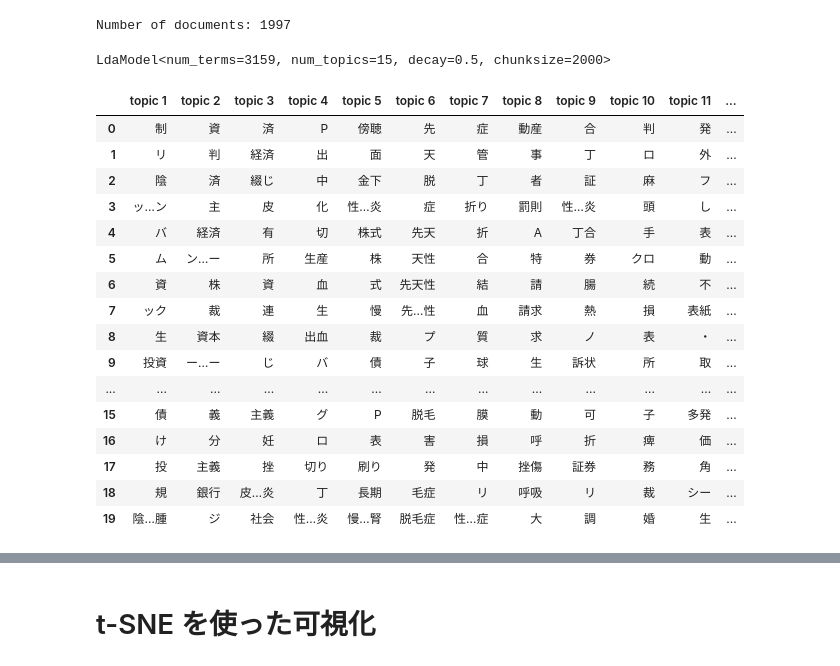
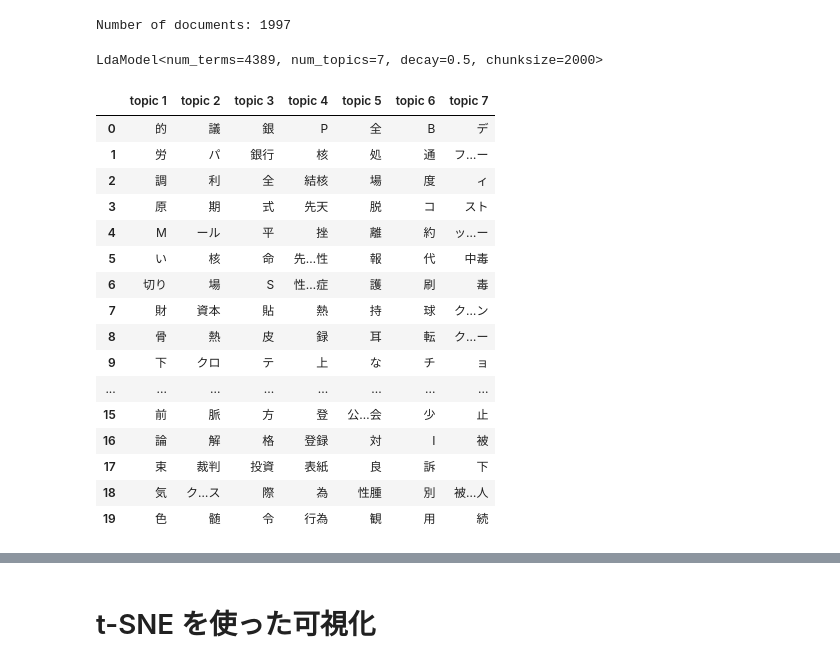
Before and after one commit to kow-k/LDA-mixed-terms, a Jupyter notebook: LDA-mixed-terms.ipynb, the cells around one changed output, grey strips where cells are left out. Saved outputs shown, nothing was run; the diff lists cells and outputs as text; code cells hidden in the pictures.

```diff
--- a/LDA-mixed-terms.ipynb
+++ b/LDA-mixed-terms.ipynb
@@ -43,28 +43,32 @@ target_vars: ['word', 'medical', 'mce', 'economic', 'juridical', 'publishing', '
 selected domains: ['medical', 'economic', 'juridical', 'publishing']
 domain balancing: True
 # %%
-### LDA
+### LDA 用の設定
+
+## documents のencoding でLDA を使うか
+use_LDA = True
 
 ## n_topics
-n_topics = 15
+n_topics = 7
 
 ## doc, term の設定
 doc_type           = 'word'
 term_size          = 'character'
 term_types         = [ '1gram', '2gram', '3gram', 'skippy2gram', 'skippy3gram', 'skippy4gram' ]
-term_type          = term_types[4]
+term_type          = term_types[-3]
 print(f"term_type: {term_type}")
+
+## docの規模
+max_doc_length = 13
+
+## n-gram
 ngram_is_inclusive = True
-max_doc_length     = 13
+
+## skippy n-gram
+gap_mark = "…"
+max_gap_val = round(max_doc_length * 0.75)
 
 ## DTM 濾過のための設定
 minfreq_val = 2
 abuse_threshold_val = 0.01
-
-## DTM
-gap_mark = "…"
-
-## gap mark
-max_doc_length = 13
-max_distance_val = round(max_doc_length * 0.75)
 # %% [output]
@@ -128,7 +143,7 @@ check = False
 import ngrams_skippy
 if term_type == 'skippy4gram':
     skippy4grams = [ ngrams_skippy.gen_skippy4grams(x, missing_mark = gap_mark,
-                                                        max_distance = max_distance_val,
+                                                        max_distance = max_gap_val,
                                                         minimize = False,
                                                         check = False)
                     for x in df[doc_type] ]
@@ -214,53 +227,47 @@ print(f"Number of documents: {len(corpus)}")
 Number of documents: 1997
 # %%
 ## LDA モデルの構築
-
 from gensim.models import LdaModel
-
-## LDAモデル
-lda = LdaModel(corpus, id2word = diction, num_topics = n_topics, alpha = 0.01)
-
-print(lda) # 中身を見るには print(..) が必要
+doc_lda = LdaModel(corpus, id2word = diction, num_topics = n_topics, alpha = 0.01)
+print(doc_lda) # 中身を見るには print(..) が必要
 # %% [output]
-LdaModel<num_terms=3159, num_topics=15, decay=0.5, chunksize=2000>
+LdaModel<num_terms=4389, num_topics=7, decay=0.5, chunksize=2000>
 # %%
 %%capture --no-display
 
 ## lda のtopic ごとに，関連度の高い term を表示
-#
 import pandas as pd
-
 n_terms = 20 # topic ごとに表示する term 数の指定
 topic_dfs = [ ]
 for topic in range(n_topics):
     terms = [ ]
-    for i, prob in lda.get_topic_terms(topic, topn = n_terms):
+    for i, prob in doc_lda.get_topic_terms(topic, topn = n_terms):
         terms.append(diction.id2token[ int(i) ])
     #
     topic_dfs.append(pd.DataFrame([terms], index = [ f'topic {topic+1}' ]))
 #
 topic_term_df = pd.concat(topic_dfs)
 
 ## Table で表示
 topic_term_df.T
 # %% [output]
-|  | topic 1 | topic 2 | topic 3 | topic 4 | topic 5 | topic 6 | topic 7 | topic 8 | topic 9 | topic 10 | topic 11 | ... |
-| 0 | 制 | 資 | 済 | P | 傍聴 | 先 | 症 | 動産 | 合 | 判 | 発 | ... |
-| 1 | リ | 判 | 経済 | 出 | 面 | 天 | 管 | 事 | 丁 | ロ | 外 | ... |
-| 2 | 陰 | 済 | 綴じ | 中 | 金下 | 脱 | 丁 | 者 | 証 | 麻 | フ | ... |
-| 3 | ッ…ン | 主 | 皮 | 化 | 性…炎 | 症 | 折り | 罰則 | 性…炎 | 頭 | し | ... |
-| 4 | バ | 経済 | 有 | 切 | 株式 | 先天 | 折 | A | 丁合 | 手 | 表 | ... |
-| 5 | ム | ン…ー | 所 | 生産 | 株 | 天性 | 合 | 特 | 券 | クロ | 動 | ... |
-| 6 | 資 | 株 | 資 | 血 | 式 | 先天性 | 結 | 請 | 腸 | 続 | 不 | ... |
-| 7 | ック | 裁 | 連 | 生 | 慢 | 先…性 | 血 | 請求 | 熱 | 損 | 表紙 | ... |
-| 8 | 生 | 資本 | 綴 | 出血 | 裁 | プ | 質 | 求 | ノ | 表 | ・ | ... |
-| 9 | 投資 | ー…ー | じ | バ | 債 | 子 | 球 | 生 | 訴状 | 所 | 取 | ... |
-| ... | ... | ... | ... | ... | ... | ... | ... | ... | ... | ... | ... | ... |
-| 15 | 債 | 義 | 主義 | グ | P | 脱毛 | 膜 | 動 | 可 | 子 | 多発 | ... |
-| 16 | け | 分 | 妊 | ロ | 表 | 害 | 損 | 呼 | 折 | 痺 | 価 | ... |
-| 17 | 投 | 主義 | 挫 | 切り | 刷り | 発 | 中 | 挫傷 | 証券 | 務 | 角 | ... |
-| 18 | 規 | 銀行 | 皮…炎 | 丁 | 長期 | 毛症 | リ | 呼吸 | リ | 裁 | シー | ... |
-| 19 | 陰…腫 | ジ | 社会 | 性…炎 | 慢…腎 | 脱毛症 | 性…症 | 大 | 調 | 婚 | 生 | ... |
+|  | topic 1 | topic 2 | topic 3 | topic 4 | topic 5 | topic 6 | topic 7 |
+| 0 | 的 | 議 | 銀 | P | 全 | B | デ |
+| 1 | 労 | パ | 銀行 | 核 | 処 | 通 | フ…ー |
+| 2 | 調 | 利 | 全 | 結核 | 場 | 度 | ィ |
+| 3 | 原 | 期 | 式 | 先天 | 脱 | コ | スト |
+| 4 | M | ール | 平 | 挫 | 離 | 約 | ッ…ー |
+| 5 | い | 核 | 命 | 先…性 | 報 | 代 | 中毒 |
+| 6 | 切り | 場 | S | 性…症 | 護 | 刷 | 毒 |
+| 7 | 財 | 資本 | 貼 | 熱 | 持 | 球 | ク…ン |
+| 8 | 骨 | 熱 | 皮 | 録 | 耳 | 転 | ク…ー |
+| 9 | 下 | クロ | テ | 上 | な | チ | ョ |
+| ... | ... | ... | ... | ... | ... | ... | ... |
+| 15 | 前 | 脈 | 方 | 登 | 公…会 | 少 | 止 |
+| 16 | 論 | 解 | 格 | 登録 | 対 | I | 被 |
+| 17 | 束 | 裁判 | 投資 | 表紙 | 良 | 訴 | 下 |
+| 18 | 気 | ク…ス | 際 | 為 | 性腫 | 別 | 被…人 |
+| 19 | 色 | 髄 | 令 | 行為 | 観 | 用 | 続 |
 # %%
 %%capture --no-display
 
```
Also changed, not shown: parts of 19 cells of this notebook.
